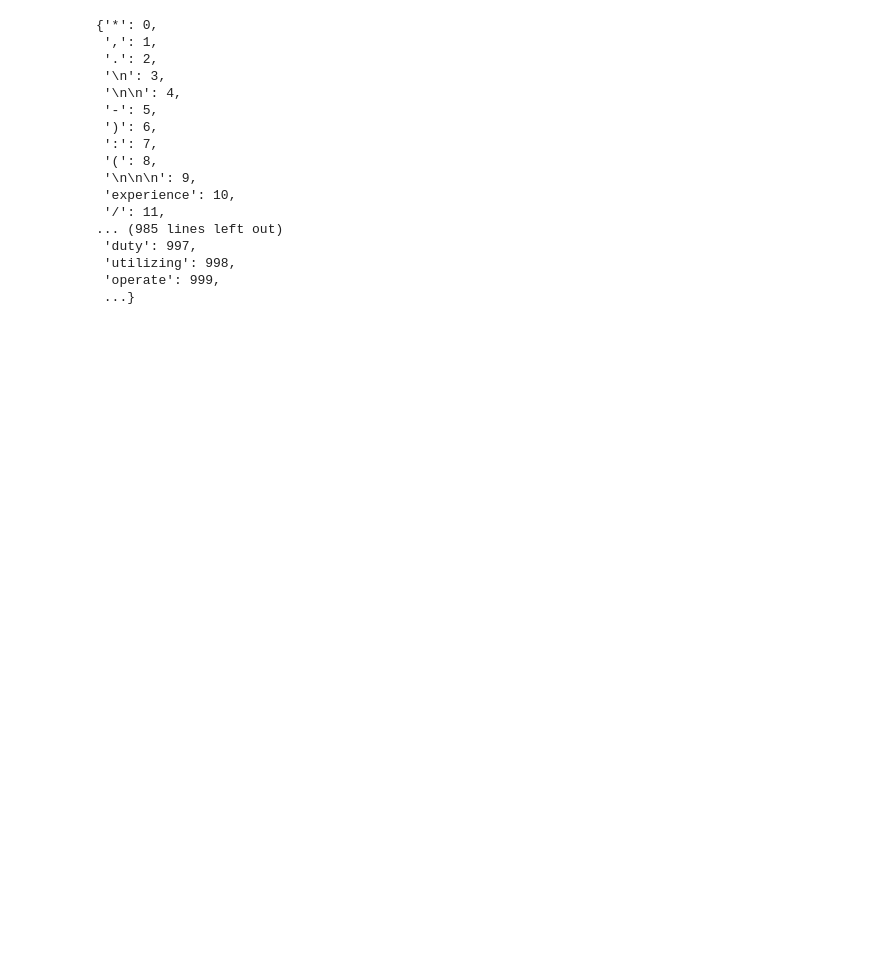
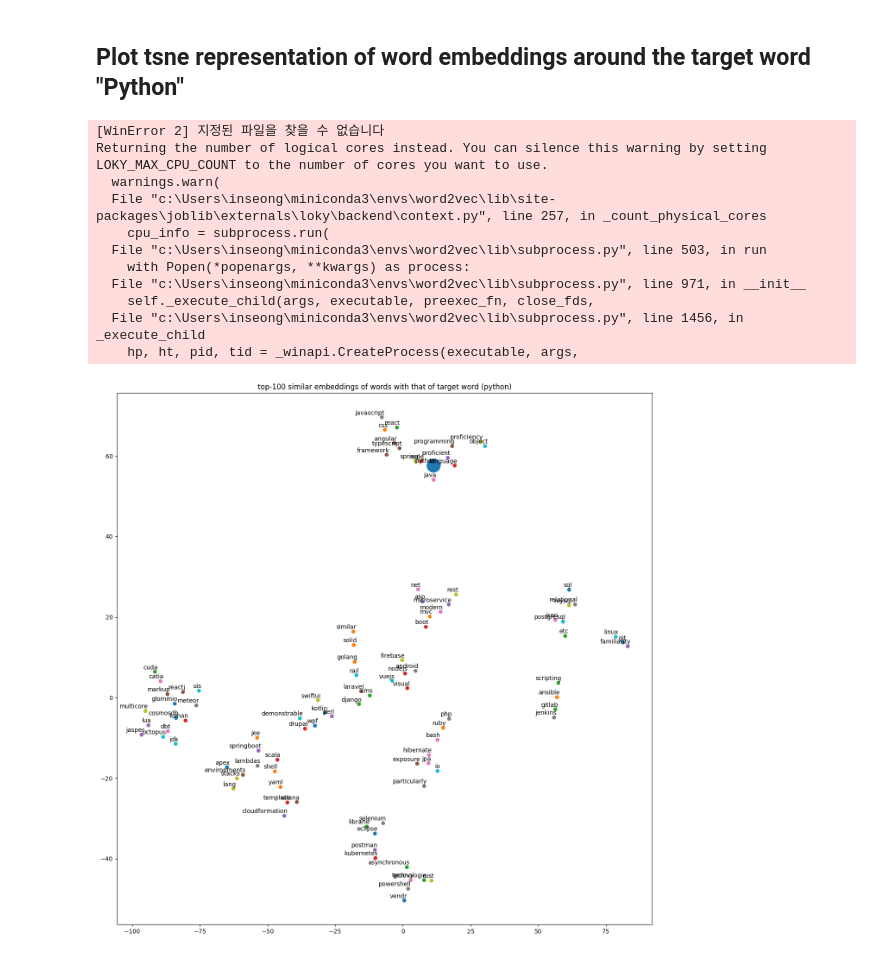
Before and after one commit to EthanHistory/word2vec_train, a Jupyter notebook: word2vec.ipynb, the cells around one changed output. Cells and saved outputs as stored; diff of their text form; code cells hidden in the pictures; blank space fills up the shorter version.

```diff
--- a/word2vec.ipynb
+++ b/word2vec.ipynb
@@ -45,4 +52,5 @@ nlp = spacy.load("en_core_web_sm")
 # %%
+# Path to the job descriptions
 all_files = glob.glob("data/*.csv")
 
 # Load job description data
@@ -55,9 +63,3 @@ for filename in all_files:
 
 df = pd.concat(df, ignore_index=True)
 valid_descriptions = df[~df['description'].isna()]['description']
-
-# Tokenize job descriptions by spacy
-tokenized_descriptions = []
-for description in tqdm(valid_descriptions):
-    tokens = nlp(description)
-    tokenized_descriptions.append([token.text for token in tokens if not token.is_stop])
@@ -64,6 +70,10 @@ for description in tqdm(valid_descriptions):
+# %%
+# Tokenize job descriptions by spacy
+tokenized_descriptions = []
+for description in tqdm(valid_descriptions):
+    tokens = tokenize(description, nlp)
+    tokenized_descriptions.append(tokens)
 # %%
-# Load your dataset (or use a preprocessed one)
-
 # Train Word2Vec model
-model = Word2Vec(tokenized_descriptions, vector_size=100, window=5, min_count=1, workers=4)
-model.train(tokenized_descriptions, total_examples=len(tokenized_descriptions), epochs=10)
+model = Word2Vec(tokenized_descriptions, vector_size=100, window=5, min_count=1, workers=12)
+trained_word_count, raw_word_count = model.train(tokenized_descriptions, total_examples=len(tokenized_descriptions), epochs=10)
@@ -72,12 +80,21 @@ model.train(tokenized_descriptions, total_examples=len(tokenized_descriptions),
+# %% [markdown]
+## Plot tsne representation of word embeddings around the target word "Python"
 # %%
 # Visualize word embeddings using t-SNE
-def tsne_plot(model):
+def tsne_plot(model, target_word, k=100):
     labels = []
     wordvecs = []
 
-    for word in model.wv.key_to_index:
-        wordvecs.append(model.wv[word])
-        labels.append(word)
+    similarity_to_target_word = []
+    for word in tqdm(model.wv.key_to_index):
+        similarity = model.wv.similarity(word, target_word)
+        similarity_to_target_word.append((word, similarity))
+    top_similar_words = [pair[0] for pair in sorted(similarity_to_target_word, key=lambda x: x[1], reverse=True)[:k]]
+
+    for word in top_similar_words:
+        if word in model.wv.key_to_index:
+            wordvecs.append(model.wv[word])
+            labels.append(word)
 
     tsne_model = TSNE(perplexity=2, n_components=2, init='pca', n_iter=2500, random_state=23)
     new_values = tsne_model.fit_transform(np.array(wordvecs))
@@ -90,26 +107,10 @@ def tsne_plot(model):
 
     plt.figure(figsize=(16, 16))
     for i in range(len(x)):
-        plt.scatter(x[i], y[i])
+        if labels[i] == target_word:
+            plt.scatter(x[i], y[i], s=500)
+        else:
+            plt.scatter(x[i], y[i], s=30)
         plt.annotate(labels[i], xy=(x[i], y[i]), xytext=(5, 2), textcoords='offset points', ha='right', va='bottom')
+    plt.title(f"top-{k} similar embeddings of words with that of target word ({target_word})")
     plt.show()
-# %%
-model.wv.key_to_index
-# %% [output]
-{'*': 0,
- ',': 1,
- '.': 2,
- '\n': 3,
- '\n\n': 4,
- '-': 5,
- ')': 6,
- ':': 7,
- '(': 8,
- '\n\n\n': 9,
- 'experience': 10,
- '/': 11,
-... (985 lines left out)
- 'duty': 997,
- 'utilizing': 998,
- 'operate': 999,
- ...}
@@ -122,0 +117,17 @@ print("Similarity between 'word1' and 'word2':", similarity)
+# %%
+k = 100
+target_word = "python"
+tsne_plot(model, target_word, k)
+# %% [output]
+[WinError 2] 지정된 파일을 찾을 수 없습니다
+Returning the number of logical cores instead. You can silence this warning by setting LOKY_MAX_CPU_COUNT to the number of cores you want to use.
+  warnings.warn(
+  File "c:\Users\inseong\miniconda3\envs\word2vec\lib\site-packages\joblib\externals\loky\backend\context.py", line 257, in _count_physical_cores
+    cpu_info = subprocess.run(
+  File "c:\Users\inseong\miniconda3\envs\word2vec\lib\subprocess.py", line 503, in run
+    with Popen(*popenargs, **kwargs) as process:
+  File "c:\Users\inseong\miniconda3\envs\word2vec\lib\subprocess.py", line 971, in __init__
+    self._execute_child(args, executable, preexec_fn, close_fds,
+  File "c:\Users\inseong\miniconda3\envs\word2vec\lib\subprocess.py", line 1456, in _execute_child
+    hp, ht, pid, tid = _winapi.CreateProcess(executable, args,
+[figure, added]
```
Also changed, not shown: parts of 18 cells of this notebook, 1 other file.
